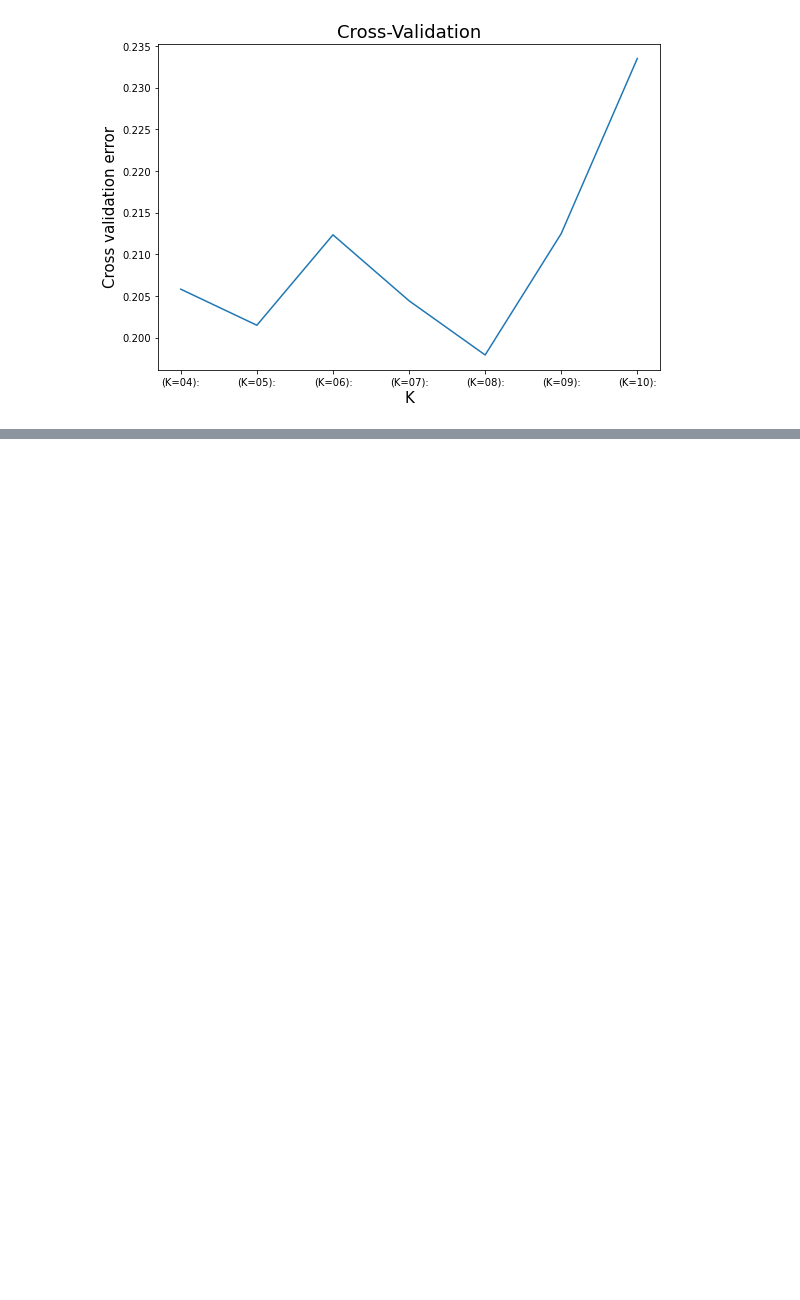
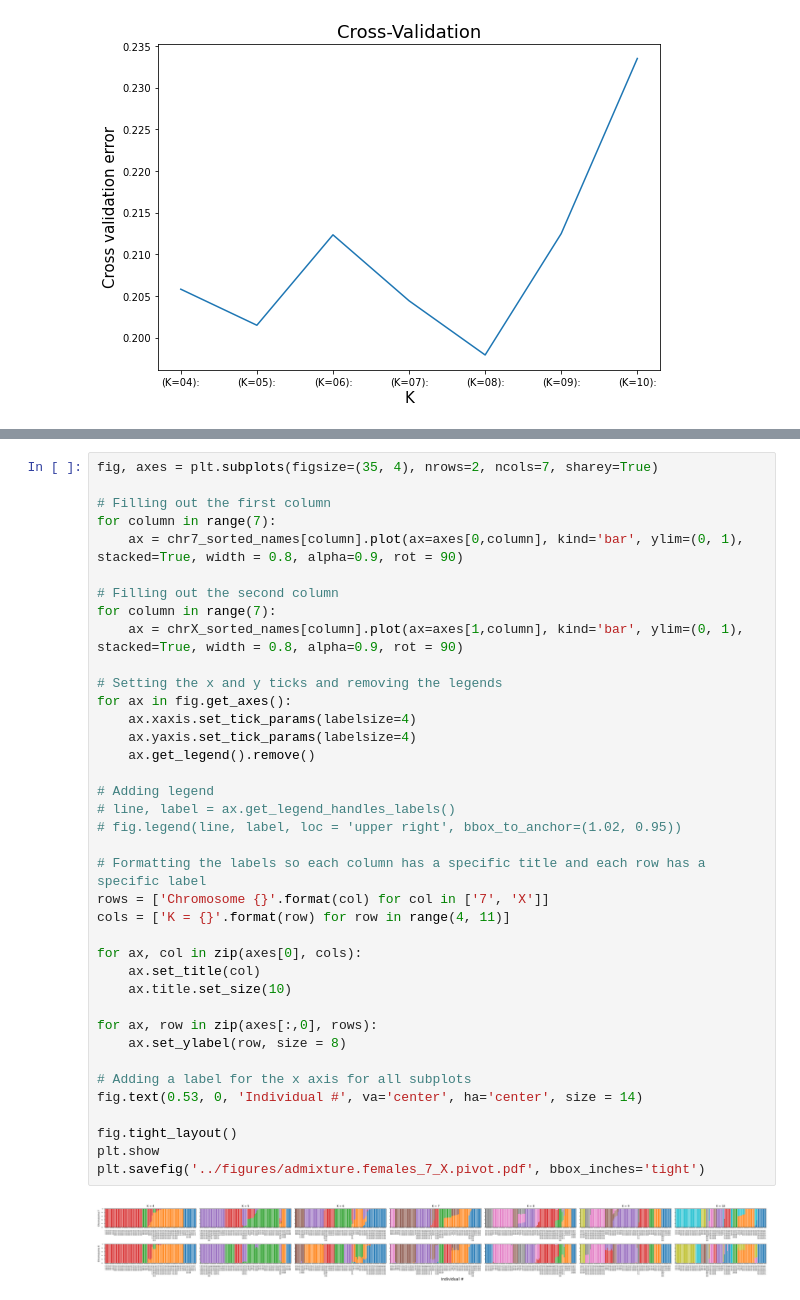
Before and after one commit to janneengestoft/birc-project, a Jupyter notebook: notebooks/admixture.ipynb, the cells around one changed output, grey strips where cells are left out. Drawn from its saved outputs; the diff is of its cells as text; blank space fills up the shorter version.

```diff
--- a/notebooks/admixture.ipynb
+++ b/notebooks/admixture.ipynb
@@ -108,0 +151,40 @@ plt.savefig('../figures/admixture.females_7_X.pdf')
+# %%
+fig, axes = plt.subplots(figsize=(35, 4), nrows=2, ncols=7, sharey=True)
+
+# Filling out the first column
+for column in range(7):
+    ax = chr7_sorted_names[column].plot(ax=axes[0,column], kind='bar', ylim=(0, 1), stacked=True, width = 0.8, alpha=0.9, rot = 90)
+
+# Filling out the second column
+for column in range(7):
+    ax = chrX_sorted_names[column].plot(ax=axes[1,column], kind='bar', ylim=(0, 1), stacked=True, width = 0.8, alpha=0.9, rot = 90)
+
+# Setting the x and y ticks and removing the legends
+for ax in fig.get_axes():
+    ax.xaxis.set_tick_params(labelsize=4)
+    ax.yaxis.set_tick_params(labelsize=4)
+    ax.get_legend().remove()
+
+# Adding legend
+# line, label = ax.get_legend_handles_labels()
+# fig.legend(line, label, loc = 'upper right', bbox_to_anchor=(1.02, 0.95))
+
+# Formatting the labels so each column has a specific title and each row has a specific label
+rows = ['Chromosome {}'.format(col) for col in ['7', 'X']]
+cols = ['K = {}'.format(row) for row in range(4, 11)]
+
+for ax, col in zip(axes[0], cols):
+    ax.set_title(col)
+    ax.title.set_size(10)
+
+for ax, row in zip(axes[:,0], rows):
+    ax.set_ylabel(row, size = 8)
+
+# Adding a label for the x axis for all subplots
+fig.text(0.53, 0, 'Individual #', va='center', ha='center', size = 14)
+
+fig.tight_layout()
+plt.show
+plt.savefig('../figures/admixture.females_7_X.pivot.pdf', bbox_inches='tight')
+# %% [output]
+[figure, added]
```
Also changed, not shown: parts of 18 cells of this notebook, 2 other files.
